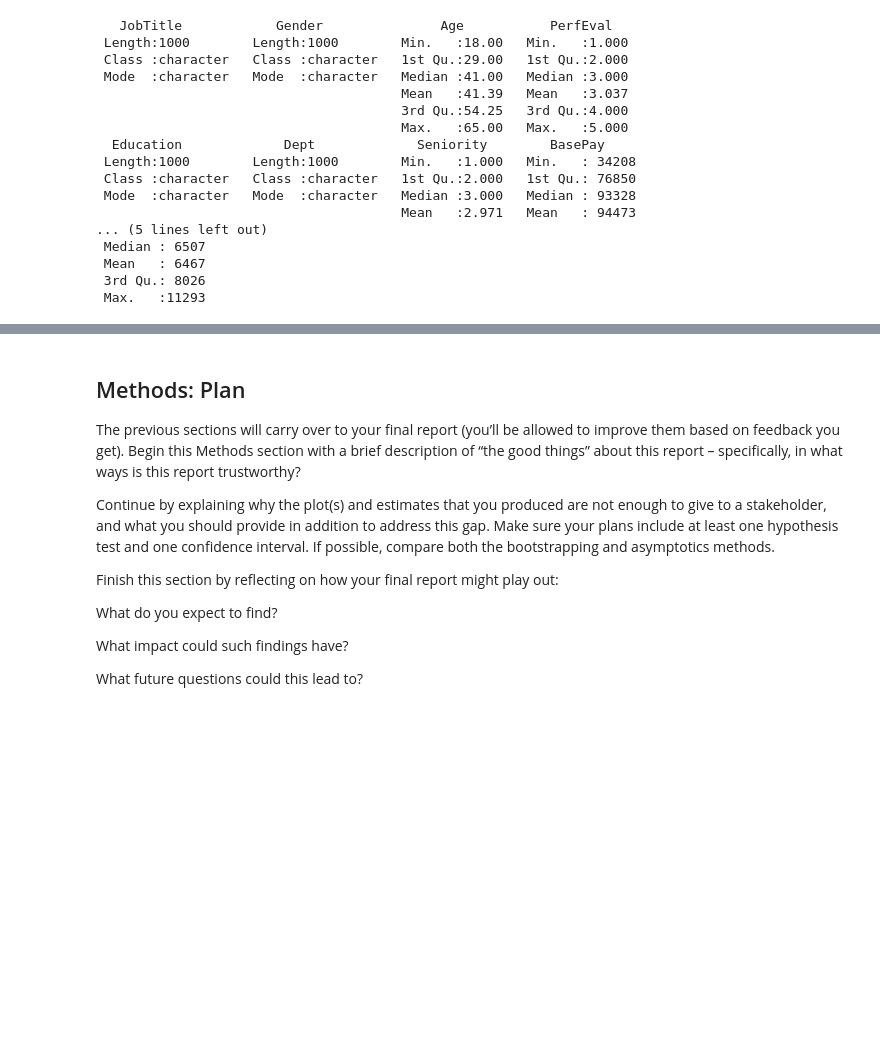
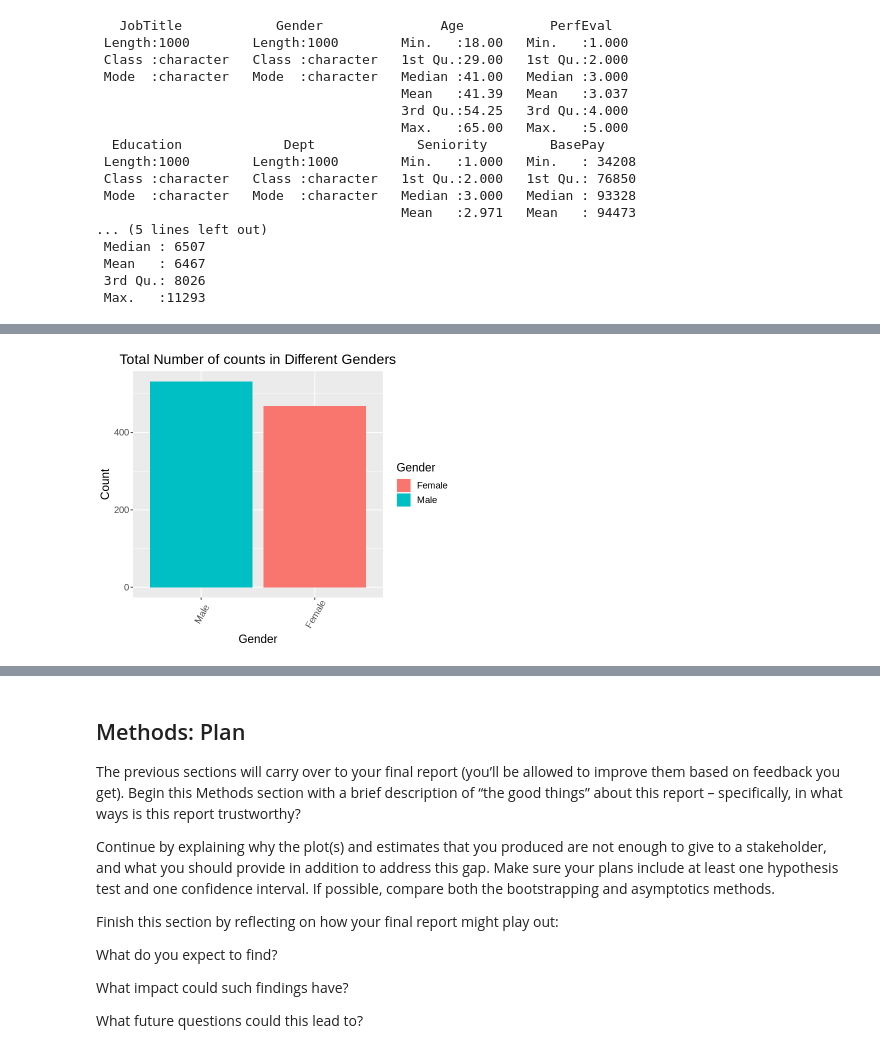
Before and after one commit to kristennli/stat201, a Jupyter notebook: Project Proposal.ipynb, the cells around one changed output, grey strips where cells are left out. Saved outputs shown, nothing was run; the diff lists cells and outputs as text; code cells hidden in the pictures; blank space fills up the shorter version.

```diff
--- a/Project Proposal.ipynb
+++ b/Project Proposal.ipynb
@@ -93,0 +125,25 @@ summary(df)
+# %%
+options(repr.plot.width = 6, repr.plot.height = 5)
+
+# check class imbalance -
+gender_pop <- df %>%
+    group_by(Gender) %>%
+    summarise(n=n())%>%
+    arrange(desc(n))
+
+gender_pop <- gender_pop%>%
+  ggplot(aes(x = reorder(Gender, -n), y = n, fill = Gender))+
+  geom_bar(stat = 'identity')+
+  labs(x = "Gender",
+       y = "Count",
+       fill = "Gender",
+       title = "Total Number of counts in Different Genders")+
+  scale_color_brewer(palette = "Set3")+
+  theme(axis.text.x = element_text(angle = 60, vjust = 0.6, hjust=0.5),
+        text = element_text(size = 14))+
+  theme(plot.title = element_text(hjust = 0.5))
+
+
+gender_pop
+# %% [output]
+[figure, added]
```
Also changed, not shown: parts of 15 cells of this notebook.
